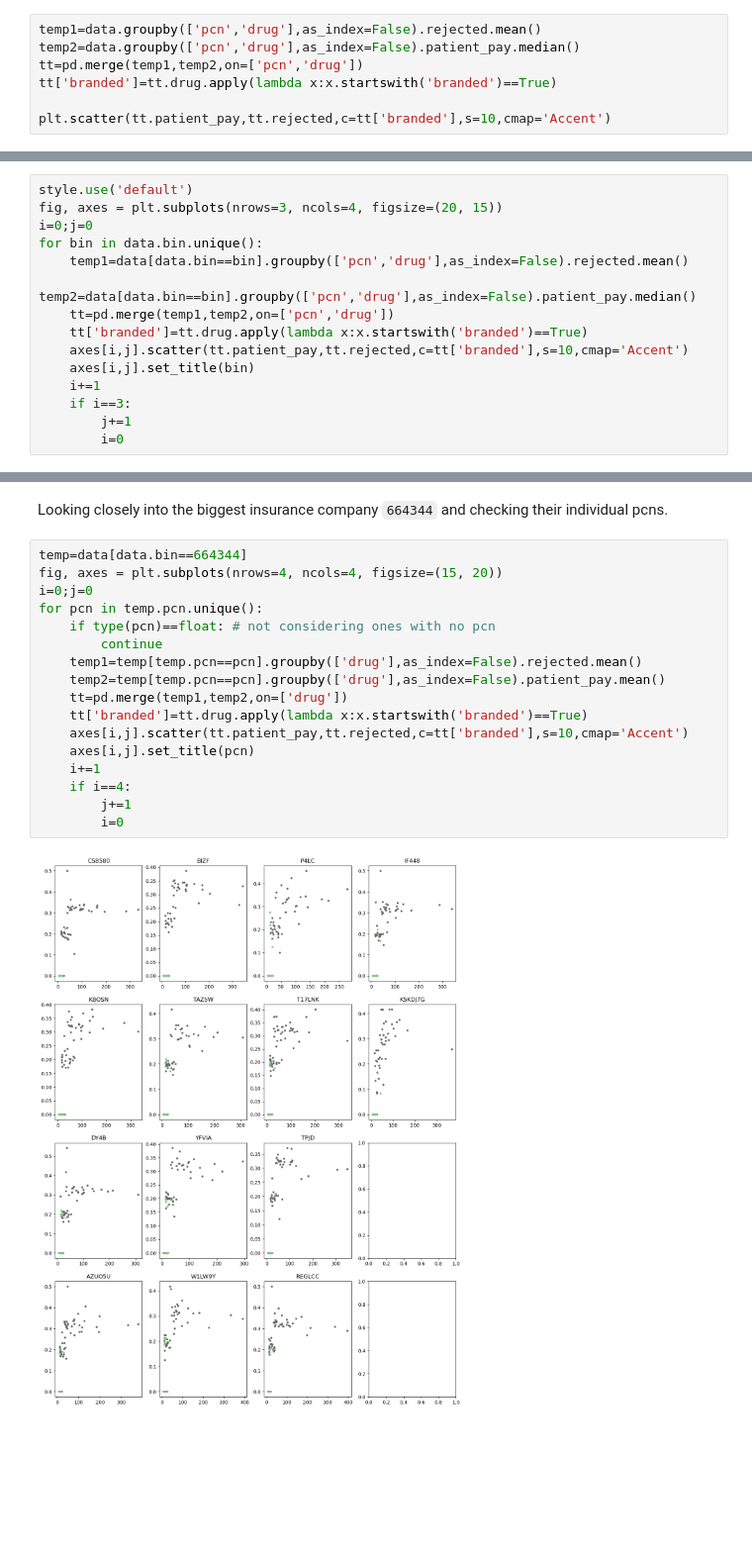
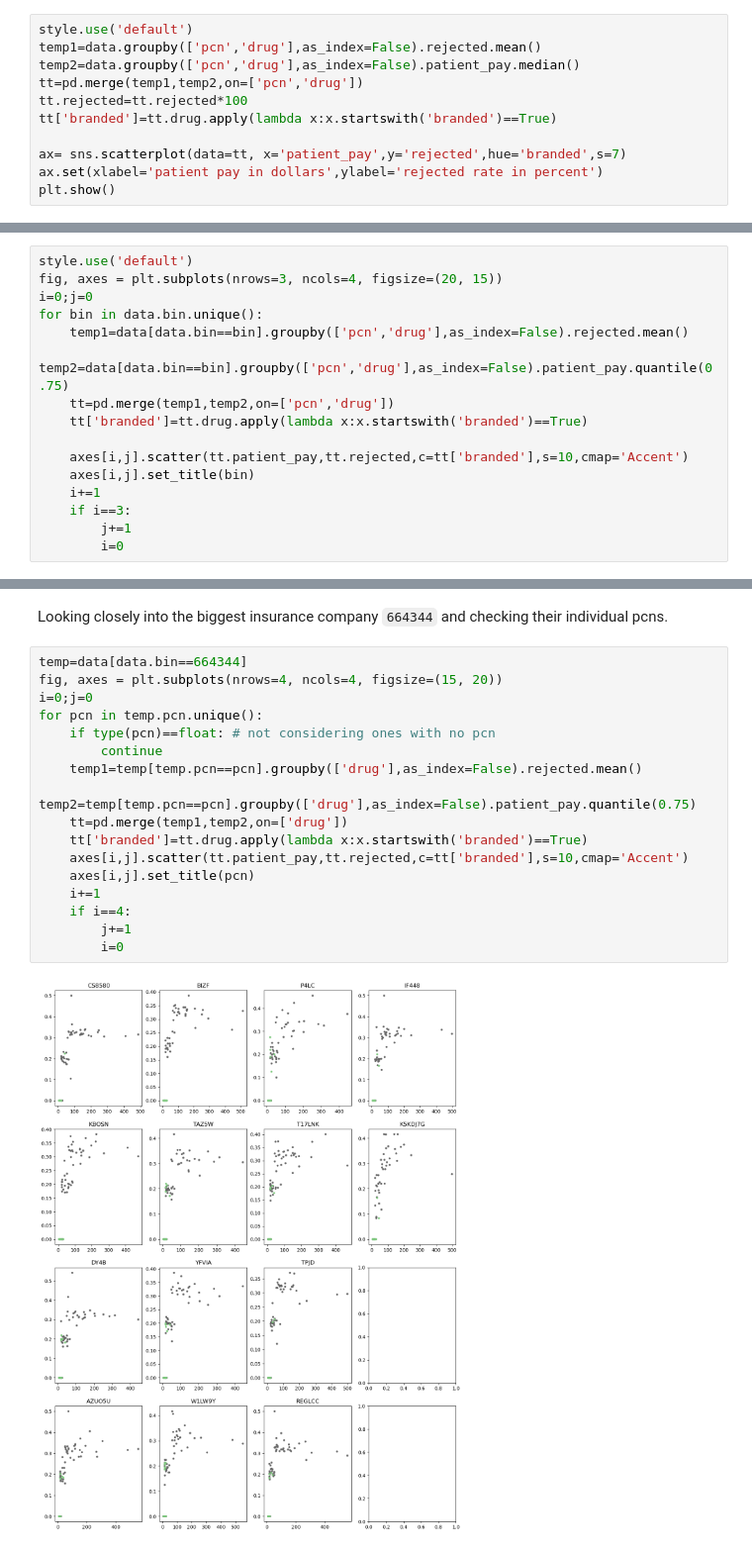
Before and after one commit to TeamPhoenix22/CMM_Challenge, a Jupyter notebook: clusters.ipynb, the cells around one changed output, grey strips where cells are left out. Shown: that part at 99% size. Drawn from its saved outputs; the diff is of its cells as text; blank space fills up the shorter version.

```diff
--- a/clusters.ipynb
+++ b/clusters.ipynb
@@ -8,10 +10,14 @@ data = pd.read_csv('cmm_erdos_2022/pharmacy_tx.csv')
 # %% [markdown]
 Here we want to visualize clusters based on rejection rate and median price of a drug based on group or pcn. I've considered pcn, one might also experiment with group.
 # %%
+style.use('default')
 temp1=data.groupby(['pcn','drug'],as_index=False).rejected.mean()
 temp2=data.groupby(['pcn','drug'],as_index=False).patient_pay.median()
 tt=pd.merge(temp1,temp2,on=['pcn','drug'])
+tt.rejected=tt.rejected*100
 tt['branded']=tt.drug.apply(lambda x:x.startswith('branded')==True)
 
-plt.scatter(tt.patient_pay,tt.rejected,c=tt['branded'],s=10,cmap='Accent')
+ax= sns.scatterplot(data=tt, x='patient_pay',y='rejected',hue='branded',s=7)
+ax.set(xlabel='patient pay in dollars',ylabel='rejected rate in percent')
+plt.show()
 # %% [output]
@@ -32,9 +37,10 @@ fig, axes = plt.subplots(nrows=3, ncols=4, figsize=(20, 15))
 i=0;j=0
 for bin in data.bin.unique():
     temp1=data[data.bin==bin].groupby(['pcn','drug'],as_index=False).rejected.mean()
-    temp2=data[data.bin==bin].groupby(['pcn','drug'],as_index=False).patient_pay.median()
+    temp2=data[data.bin==bin].groupby(['pcn','drug'],as_index=False).patient_pay.quantile(0.75)
     tt=pd.merge(temp1,temp2,on=['pcn','drug'])
     tt['branded']=tt.drug.apply(lambda x:x.startswith('branded')==True)
+
     axes[i,j].scatter(tt.patient_pay,tt.rejected,c=tt['branded'],s=10,cmap='Accent')
     axes[i,j].set_title(bin)
     i+=1
@@ -48,22 +54,22 @@ Looking closely into the biggest insurance company `664344` and checking their i
 # %%
 temp=data[data.bin==664344]
 fig, axes = plt.subplots(nrows=4, ncols=4, figsize=(15, 20))
 i=0;j=0
 for pcn in temp.pcn.unique():
     if type(pcn)==float: # not considering ones with no pcn
         continue
     temp1=temp[temp.pcn==pcn].groupby(['drug'],as_index=False).rejected.mean()
-    temp2=temp[temp.pcn==pcn].groupby(['drug'],as_index=False).patient_pay.mean()
+    temp2=temp[temp.pcn==pcn].groupby(['drug'],as_index=False).patient_pay.quantile(0.75)
     tt=pd.merge(temp1,temp2,on=['drug'])
     tt['branded']=tt.drug.apply(lambda x:x.startswith('branded')==True)
     axes[i,j].scatter(tt.patient_pay,tt.rejected,c=tt['branded'],s=10,cmap='Accent')
     axes[i,j].set_title(pcn)
     i+=1
     if i==4:
         j+=1
         i=0
 # %% [output]
-[figure, old version]
+[figure, new version]
 # %%
 # insurance comapnies without pcn; we use group to visualize
 
```
Also changed, not shown: parts of 6 cells of this notebook.
